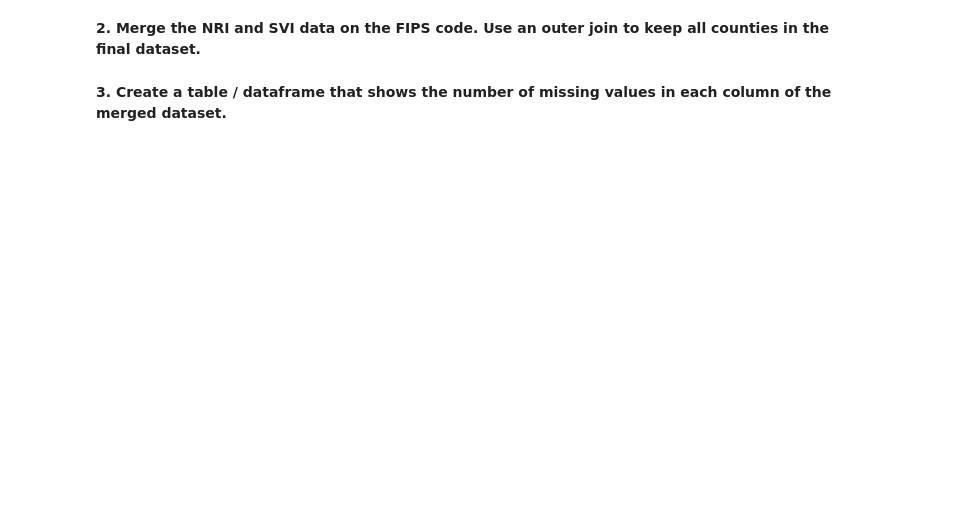
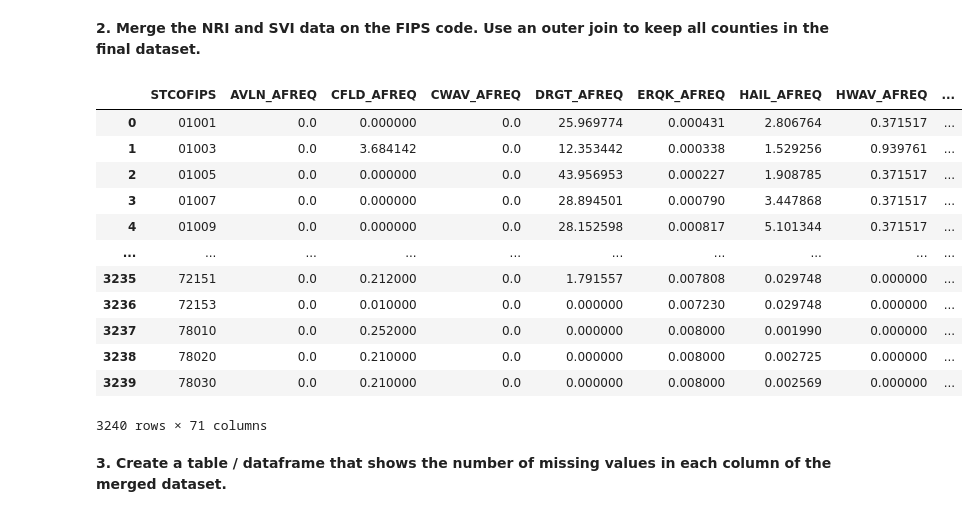
Before and after one commit to bnsalvof/Intro-to-ML-2025, a Jupyter notebook: Homework/HW_02.ipynb, the cells around one changed output. Drawn from its saved outputs; the diff is of its cells as text; code cells hidden in the pictures; blank space fills up the shorter version.

```diff
--- a/Homework/HW_02.ipynb
+++ b/Homework/HW_02.ipynb
@@ -322,7 +314,22 @@ __2. Merge the NRI and SVI data on the FIPS code. Use an outer join to keep all
 # %%
 # Now we could merge the two datasets using an outer join
 
 merged_dataset = pd.merge(subset_nri_data,subset_svi_data,left_on = 'STCOFIPS', right_on = 'FIPS', how = 'outer')
+merged_dataset
+# %% [output]
+|  | STCOFIPS | AVLN_AFREQ | CFLD_AFREQ | CWAV_AFREQ | DRGT_AFREQ | ERQK_AFREQ | HAIL_AFREQ | HWAV_AFREQ | ... |
+| 0 | 01001 | 0.0 | 0.000000 | 0.0 | 25.969774 | 0.000431 | 2.806764 | 0.371517 | ... |
+| 1 | 01003 | 0.0 | 3.684142 | 0.0 | 12.353442 | 0.000338 | 1.529256 | 0.939761 | ... |
+| 2 | 01005 | 0.0 | 0.000000 | 0.0 | 43.956953 | 0.000227 | 1.908785 | 0.371517 | ... |
+| 3 | 01007 | 0.0 | 0.000000 | 0.0 | 28.894501 | 0.000790 | 3.447868 | 0.371517 | ... |
+| 4 | 01009 | 0.0 | 0.000000 | 0.0 | 28.152598 | 0.000817 | 5.101344 | 0.371517 | ... |
+| ... | ... | ... | ... | ... | ... | ... | ... | ... | ... |
+| 3235 | 72151 | 0.0 | 0.212000 | 0.0 | 1.791557 | 0.007808 | 0.029748 | 0.000000 | ... |
+| 3236 | 72153 | 0.0 | 0.010000 | 0.0 | 0.000000 | 0.007230 | 0.029748 | 0.000000 | ... |
+| 3237 | 78010 | 0.0 | 0.252000 | 0.0 | 0.000000 | 0.008000 | 0.001990 | 0.000000 | ... |
+| 3238 | 78020 | 0.0 | 0.210000 | 0.0 | 0.000000 | 0.008000 | 0.002725 | 0.000000 | ... |
+| 3239 | 78030 | 0.0 | 0.210000 | 0.0 | 0.000000 | 0.008000 | 0.002569 | 0.000000 | ... |
+3240 rows × 71 columns
 # %% [markdown]
 __3. Create a table / dataframe that shows the number of missing values in each column of the merged dataset.__
 # %%
```
Also changed, not shown: parts of 13 cells of this notebook, 2 other files.
